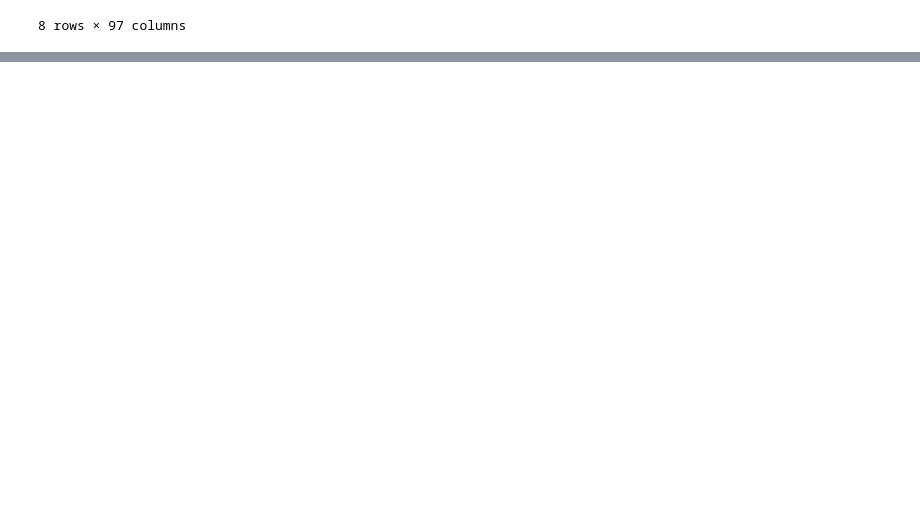
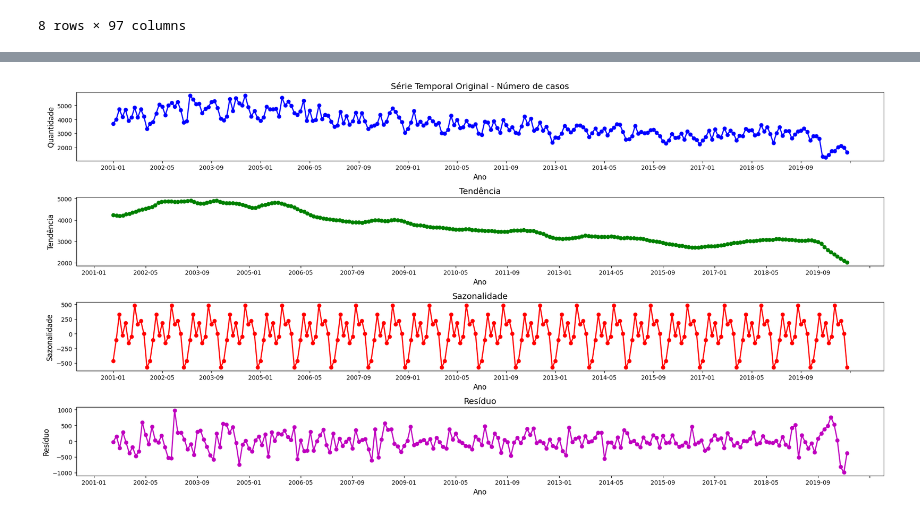
Before and after one commit to Rigor-do/2024-2-temporal-series-sp-ufes, a Jupyter notebook: notebooks/00-Data-Processing.ipynb, the cells around one changed output, grey strips where cells are left out. Saved outputs shown, nothing was run; the diff lists cells and outputs as text; code cells hidden in the pictures; blank space fills up the shorter version.

```diff
--- a/notebooks/00-Data-Processing.ipynb
+++ b/notebooks/00-Data-Processing.ipynb
@@ -141,0 +393,50 @@ data_pd_tuberculose.describe()
+# %%
+from matplotlib.ticker import MultipleLocator
+from statsmodels.tsa.seasonal import seasonal_decompose
+
+decompose = seasonal_decompose(dados_agrupados["quantidade"], model="additive", period=12)
+tendencia = decompose.trend
+sazonalidade = decompose.seasonal
+residuo = decompose.resid
+
+# Gerar o gráfico
+fig, axes = plt.subplots(4, 1, figsize=(20, 10))
+
+# Plotando a série temporal original
+axes[0].plot(dados_agrupados["ANO_MES"], dados_agrupados["quantidade"], marker='o', linestyle='-', linewidth=2, color='b')
+axes[0].set_title("Série Temporal Original - Número de casos", fontsize=14)
+axes[0].set_xlabel("Ano", fontsize=12)
+axes[0].set_ylabel("Quantidade", fontsize=12)
+axes[0].xaxis.set_major_locator(MultipleLocator(16))
+
+# Plotando a tendência
+axes[1].plot(dados_agrupados["ANO_MES"], tendencia, marker='o', linestyle='-', linewidth=2, color='g')
+axes[1].set_title("Tendência", fontsize=14)
+axes[1].set_xlabel("Ano", fontsize=12)
+axes[1].set_ylabel("Tendência", fontsize=12)
+axes[1].xaxis.set_major_locator(MultipleLocator(2))
+axes[1].xaxis.set_major_locator(MultipleLocator(16))
+
+# Plotando a sazonalidade
+axes[2].plot(dados_agrupados["ANO_MES"], sazonalidade, marker='o', linestyle='-', linewidth=2, color='r')
+axes[2].set_title("Sazonalidade", fontsize=14)
+axes[2].set_xlabel("Ano", fontsize=12)
+axes[2].set_ylabel("Sazonalidade", fontsize=12)
+axes[2].xaxis.set_major_locator(MultipleLocator(2))
+axes[2].xaxis.set_major_locator(MultipleLocator(16))
+
+# Plotando o resíduo
+axes[3].plot(dados_agrupados["ANO_MES"], residuo, marker='o', linestyle='-', linewidth=2, color='m')
+axes[3].set_title("Resíduo", fontsize=14)
+axes[3].set_xlabel("Ano", fontsize=12)
+axes[3].set_ylabel("Resíduo", fontsize=12)
+axes[3].set_axis_on()
+axes[3].xaxis.set_major_locator(MultipleLocator(2))
+axes[3].xaxis.set_major_locator(MultipleLocator(16))
+
+# Ajustar o layout para evitar sobreposição
+plt.tight_layout()
+
+plt.show()
+# %% [output]
+[figure, added]
```
Also changed, not shown: parts of 33 cells of this notebook.
